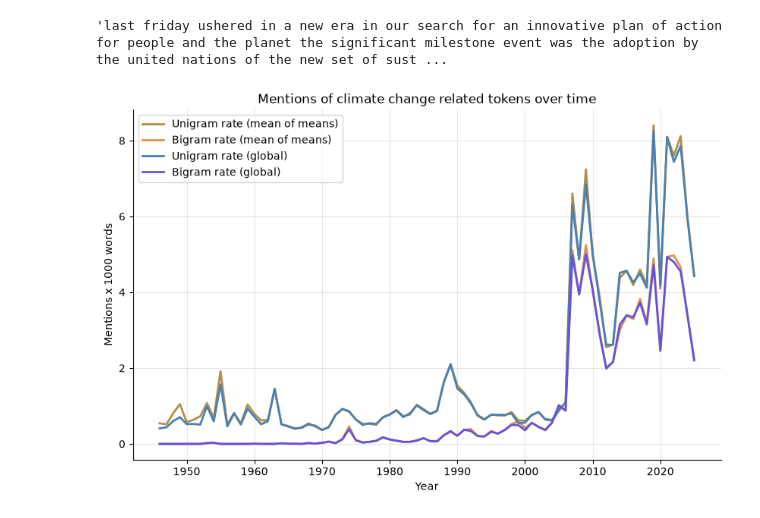
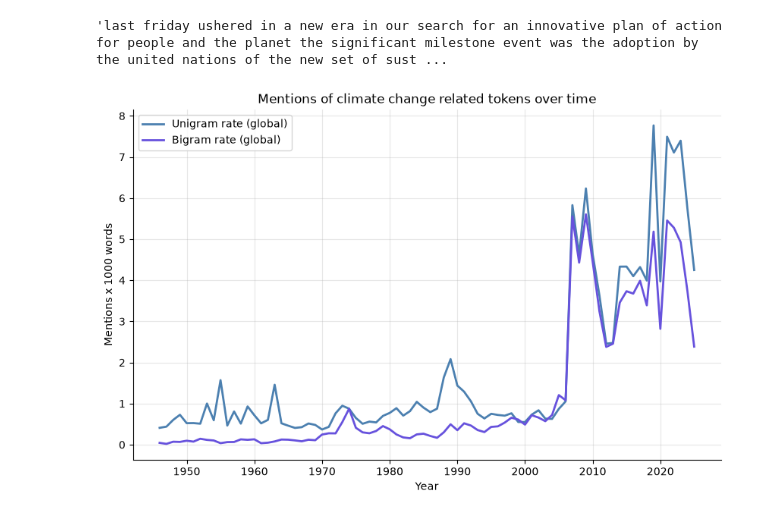
Before and after one commit to jacobgroot/FDS, a Jupyter notebook: exploratory_calixto.ipynb, the cells around one changed output. Saved outputs shown, nothing was run; the diff lists cells and outputs as text; code cells hidden in the pictures.

Commit message:
ngrams progress

```diff
--- a/exploratory_calixto.ipynb
+++ b/exploratory_calixto.ipynb
@@ -248,6 +284,6 @@ def count_terms(tokens):
     bi = sum(1 for b in make_bigrams(tokens) if b in bigrams)
     return pd.Series({'unigram_count':uni, 'bigram_count':bi})
 
-df_speeches[['unigram_count','bigram_count']]= df_speeches['tokens'].progress_apply(count_terms)
+df_ngrams[['unigram_count','bigram_count']]= df_ngrams['lemmatization'].progress_apply(count_terms)
 # %%
 # See the speech with the higher count
@@ -256,50 +292,50 @@ df_speeches.sort_values('unigram_count',ascending=False)['speech_text'].iloc[0]
 'last friday ushered in a new era in our search for an innovative plan of action for people and the planet the significant milestone event was the adoption by the united nations of the new set of sust ...
 # %%
 # Determine if a speech has or not unigrams or bigrams
-df_speeches['has_unigram'] = df_speeches['unigram_count'].apply(lambda x: 1 if x > 0 else 0)
-df_speeches['has_bigram'] = df_speeches['bigram_count'].apply(lambda x: 1 if x > 0 else 0)
+df_ngrams['has_unigram'] = df_ngrams['unigram_count'].apply(lambda x: 1 if x > 0 else 0)
+df_ngrams['has_bigram'] = df_ngrams['bigram_count'].apply(lambda x: 1 if x > 0 else 0)
 # %%
 # Rate of mentions per speech
-df_speeches['unigram_rate'] = df_speeches['unigram_count']/df_speeches['tokens_length']*1000
-df_speeches['bigram_rate'] = df_speeches['bigram_count']/df_speeches['tokens_length']*1000
+df_ngrams['unigram_rate'] = df_ngrams['unigram_count']/df_ngrams['tokens_length']*1000
+df_ngrams['bigram_rate'] = df_ngrams['bigram_count']/df_ngrams['tokens_length']*1000
 # %%
 # Agroupation by year
 
 # Option A mean of ratios
-yearly_A = df_speeches.groupby('year')[['unigram_rate','bigram_rate']].mean()
+yearly_A = df_ngrams.groupby('year')[['unigram_rate','bigram_rate']].mean()
 
 # Option general proportion
-yearly_B = df_speeches.groupby('year')[['unigram_count','bigram_count','tokens_length']].sum()
+yearly_B = df_ngrams.groupby('year')[['unigram_count','bigram_count','tokens_length']].sum()
 yearly_B['yearly_unigram_rate'] = yearly_B['unigram_count']/yearly_B['tokens_length']*1000
 yearly_B['yearly_bigram_rate'] = yearly_B['bigram_count']/yearly_B['tokens_length']*1000
 
 # Option to count countries that incorporated terms in their speeches
-yearly_C = df_speeches.groupby('year')[['has_unigram','has_bigram']].sum()
+yearly_C = df_ngrams.groupby('year')[['has_unigram','has_bigram']].sum()
 # %%
 fig, ax = plt.subplots(figsize=(10, 6))
 
-ax.plot(yearly_A.index, yearly_A['unigram_rate'],
-        color="#B08F4C", linewidth=2, label='Unigram rate (mean of means)')
-ax.plot(yearly_A.index, yearly_A['bigram_rate'],
-        color="#DD9152", linewidth=2, label='Bigram rate (mean of means)')
+# ax.plot(yearly_A.index, yearly_A['unigram_rate'],
+#         color="#B08F4C", linewidth=2, label='Unigram rate (mean of means)')
+# ax.plot(yearly_A.index, yearly_A['bigram_rate'],
+#         color="#DD9152", linewidth=2, label='Bigram rate (mean of means)')
 
 ax.plot(yearly_B.index, yearly_B['yearly_unigram_rate'],
         color="#4C80B0", linewidth=2, label='Unigram rate (global)')
 ax.plot(yearly_B.index, yearly_B['yearly_bigram_rate'],
         color="#6752DD", linewidth=2, label='Bigram rate (global)')
 
 ax.set_xlabel('Year')
 ax.set_ylabel('Mentions x 1000 words')
 ax.set_title('Mentions of climate change related tokens over time')
 
 ax.legend()
 ax.grid(True, alpha=0.3)
 ax.spines['top'].set_visible(False)
 ax.spines['right'].set_visible(False)
 
 plt.show()
 # %% [output]
-[figure, old version]
+[figure, new version]
 # %%
 fig, ax = plt.subplots(figsize=(10, 6))
 
```
Also changed, not shown: parts of 14 cells of this notebook, 1 other file.
